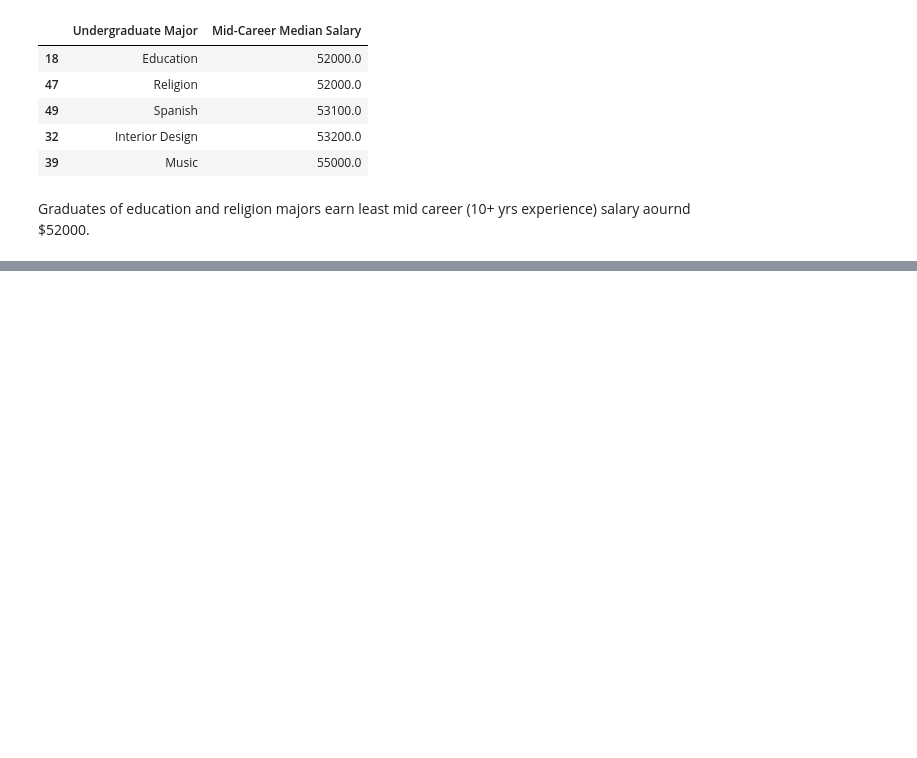
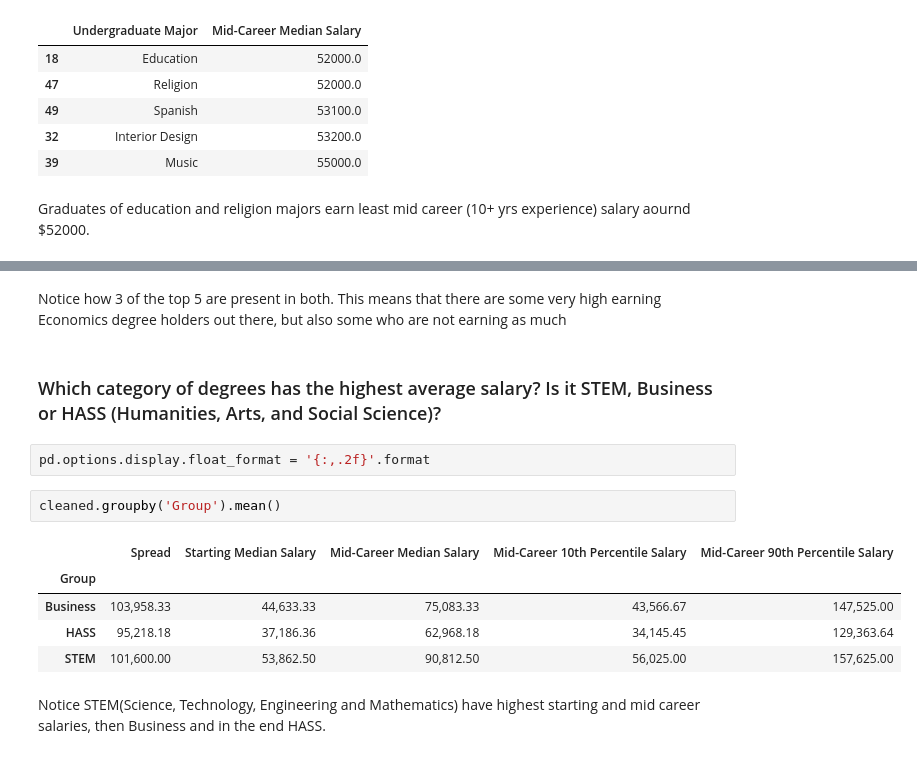
Before and after one commit to M-Awwab-Khan/college-major-data-exploration, a Jupyter notebook: College_Major_Data_Exploration_Pandas.ipynb, the cells around one changed output, grey strips where cells are left out. Cells and saved outputs as stored; diff of their text form; blank space fills up the shorter version.

```diff
--- a/College_Major_Data_Exploration_Pandas.ipynb
+++ b/College_Major_Data_Exploration_Pandas.ipynb
@@ -145,0 +196,16 @@ Graduates of education and religion majors earn least mid career (10+ yrs experi
+# %% [markdown]
+Notice how 3 of the top 5 are present in both. This means that there are some very high earning Economics degree holders out there, but also some who are not earning as much
+# %% [markdown]
+### Which category of degrees has the highest average salary? Is it STEM, Business or HASS (Humanities, Arts, and Social Science)?
+# %%
+pd.options.display.float_format = '{:,.2f}'.format
+# %%
+cleaned.groupby('Group').mean()
+# %% [output]
+|  | Spread | Starting Median Salary | Mid-Career Median Salary | Mid-Career 10th Percentile Salary | Mid-Career 90th Percentile Salary |
+| Group |  |  |  |  |  |
+| Business | 103,958.33 | 44,633.33 | 75,083.33 | 43,566.67 | 147,525.00 |
+| HASS | 95,218.18 | 37,186.36 | 62,968.18 | 34,145.45 | 129,363.64 |
+| STEM | 101,600.00 | 53,862.50 | 90,812.50 | 56,025.00 | 157,625.00 |
+# %% [markdown]
+Notice STEM(Science, Technology, Engineering and Mathematics) have highest starting and mid career salaries, then Business and in the end HASS.
```
Also changed, not shown: parts of 8 cells of this notebook.
